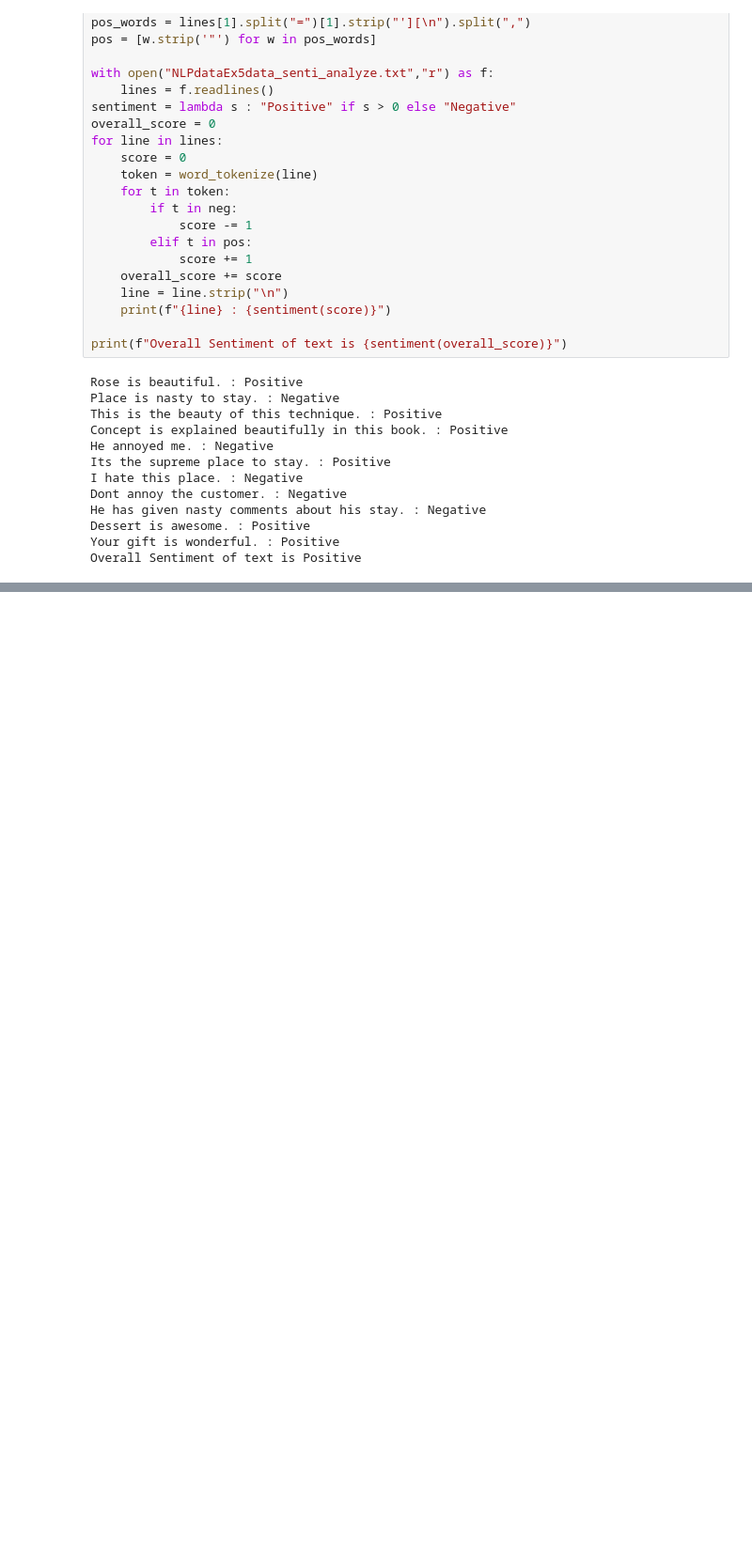
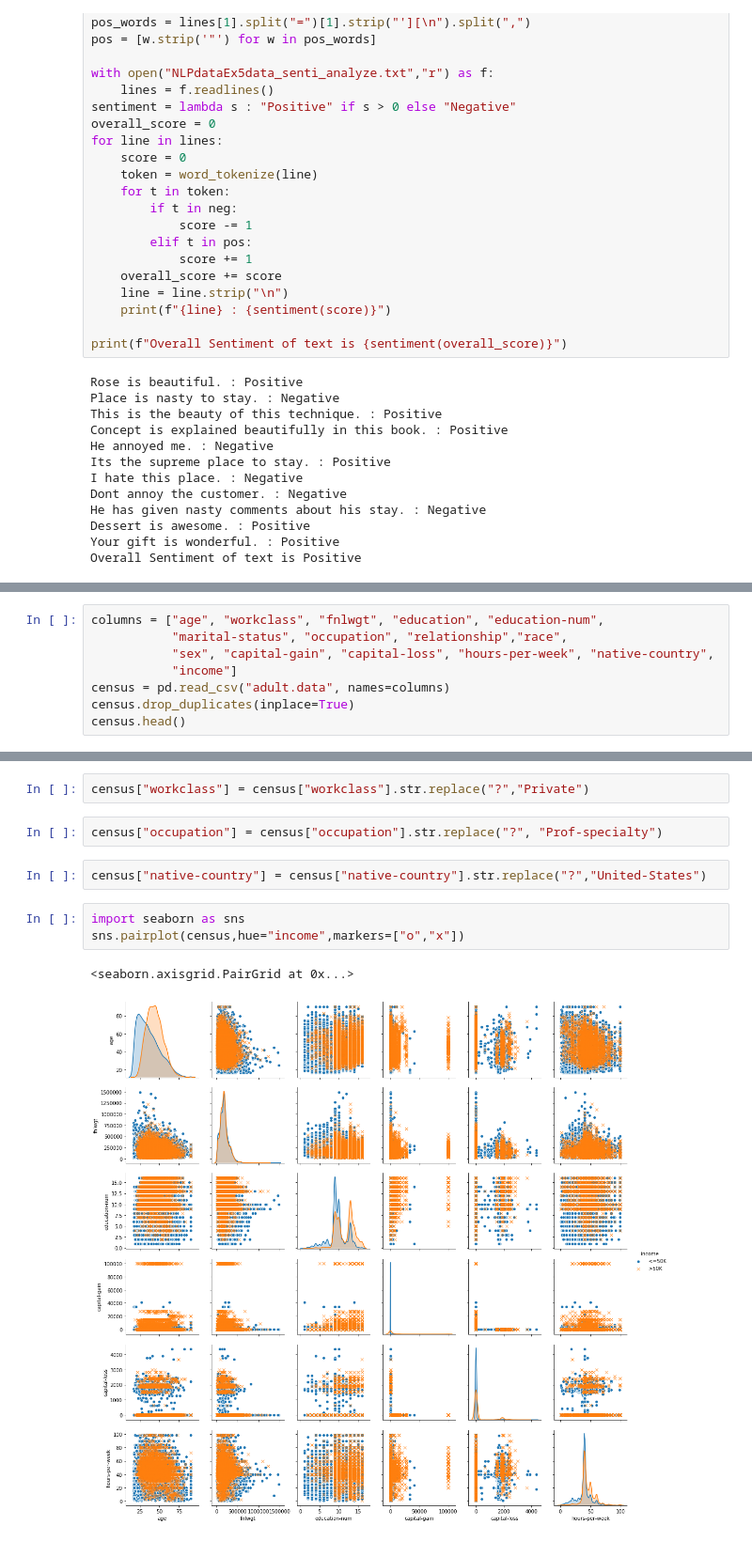
Before and after one commit to zahirsalim/pythonassign, a Jupyter notebook: BasicAIML.ipynb, the cells around one changed output, grey strips where cells are left out. Shown: that part at 94% size. Cells and saved outputs as stored; diff of their text form; blank space fills up the shorter version.

```diff
--- a/BasicAIML.ipynb
+++ b/BasicAIML.ipynb
@@ -193,0 +392,8 @@ Overall Sentiment of text is Positive
+# %%
+columns = ["age", "workclass", "fnlwgt", "education", "education-num",
+           "marital-status", "occupation", "relationship","race",
+           "sex", "capital-gain", "capital-loss", "hours-per-week", "native-country",
+           "income"]
+census = pd.read_csv("adult.data", names=columns)
+census.drop_duplicates(inplace=True)
+census.head()
@@ -193,0 +429,12 @@ Overall Sentiment of text is Positive
+# %%
+census["workclass"] = census["workclass"].str.replace("?","Private")
+# %%
+census["occupation"] = census["occupation"].str.replace("?", "Prof-specialty")
+# %%
+census["native-country"] = census["native-country"].str.replace("?","United-States")
+# %%
+import seaborn as sns
+sns.pairplot(census,hue="income",markers=["o","x"])
+# %% [output]
+<seaborn.axisgrid.PairGrid at 0x...>
+[figure, added]
```
Also changed, not shown: parts of 14 cells of this notebook, 2 other files.
